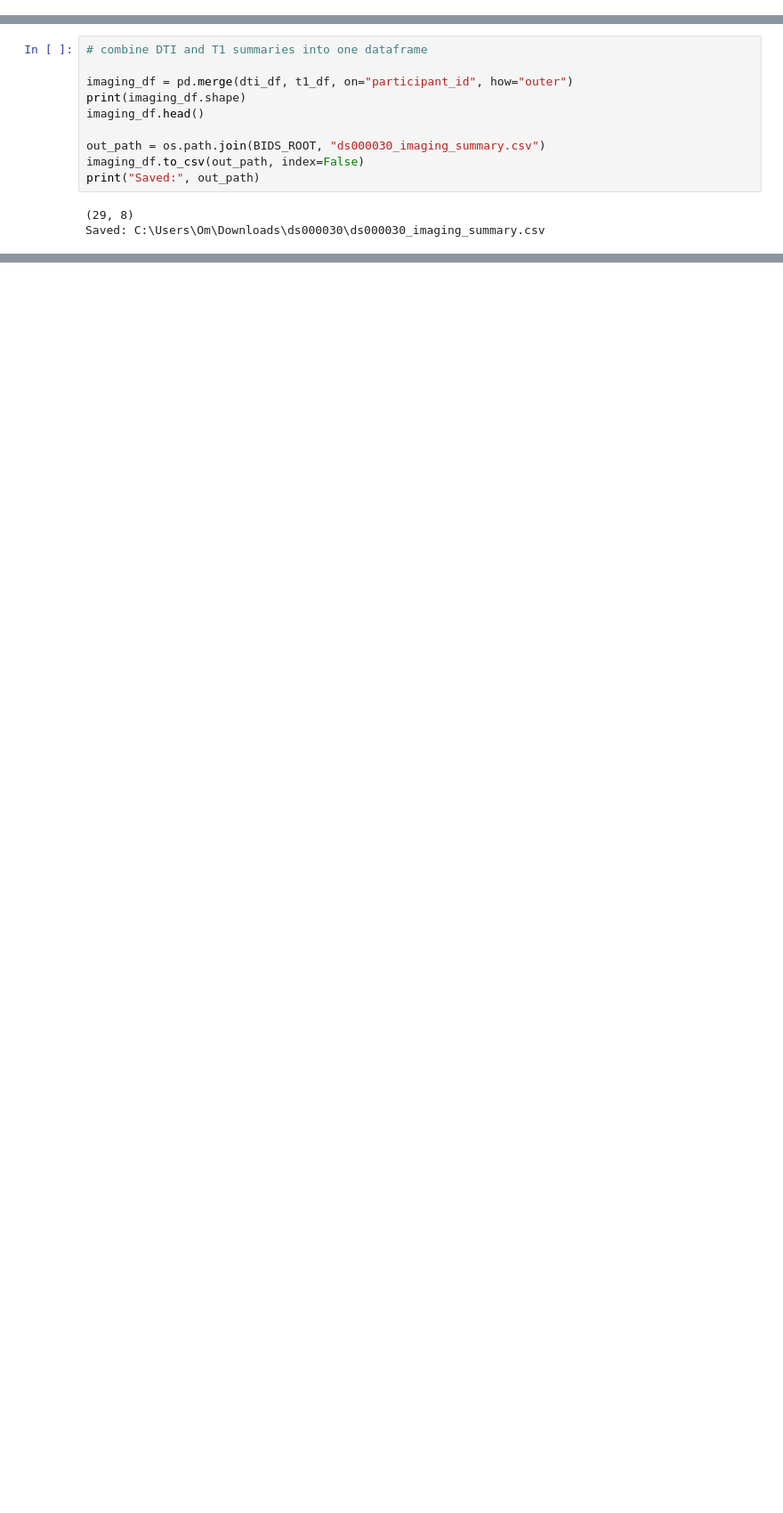
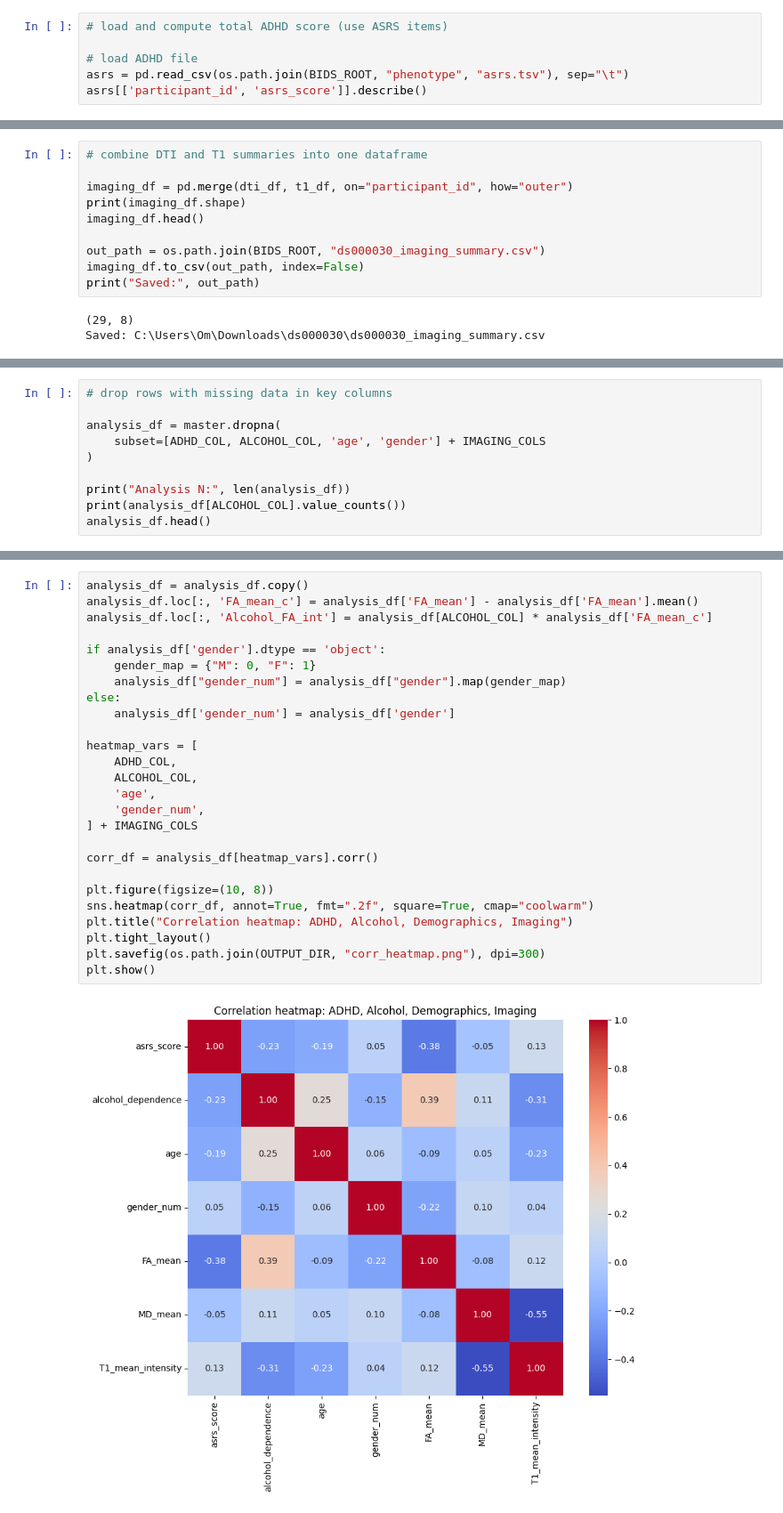
Before and after one commit to ompatel33/NSCI290_Final, a Jupyter notebook: braindata.ipynb, the cells around one changed output, grey strips where cells are left out. Shown: that part at 89% size. Cells and saved outputs as stored; diff of their text form; blank space fills up the shorter version.

```diff
--- a/braindata.ipynb
+++ b/braindata.ipynb
@@ -95,0 +165,6 @@ Phenotype shape: (272, 12)
+# %%
+# load and compute total ADHD score (use ASRS items)
+
+# load ADHD file
+asrs = pd.read_csv(os.path.join(BIDS_ROOT, "phenotype", "asrs.tsv"), sep="\t")
+asrs[['participant_id', 'asrs_score']].describe()
@@ -339,0 +440,10 @@ master.head()
+# %%
+# drop rows with missing data in key columns
+
+analysis_df = master.dropna(
+    subset=[ADHD_COL, ALCOHOL_COL, 'age', 'gender'] + IMAGING_COLS
+)
+
+print("Analysis N:", len(analysis_df))
+print(analysis_df[ALCOHOL_COL].value_counts())
+analysis_df.head()
@@ -339,0 +475,28 @@ master.head()
+# %%
+analysis_df = analysis_df.copy()
+analysis_df.loc[:, 'FA_mean_c'] = analysis_df['FA_mean'] - analysis_df['FA_mean'].mean()
+analysis_df.loc[:, 'Alcohol_FA_int'] = analysis_df[ALCOHOL_COL] * analysis_df['FA_mean_c']
+
+if analysis_df['gender'].dtype == 'object':
+    gender_map = {"M": 0, "F": 1}
+    analysis_df["gender_num"] = analysis_df["gender"].map(gender_map)
+else:
+    analysis_df['gender_num'] = analysis_df['gender']
+
+heatmap_vars = [
+    ADHD_COL,
+    ALCOHOL_COL,
+    'age',
+    'gender_num',
+] + IMAGING_COLS
+
+corr_df = analysis_df[heatmap_vars].corr()
+
+plt.figure(figsize=(10, 8))
+sns.heatmap(corr_df, annot=True, fmt=".2f", square=True, cmap="coolwarm")
+plt.title("Correlation heatmap: ADHD, Alcohol, Demographics, Imaging")
+plt.tight_layout()
+plt.savefig(os.path.join(OUTPUT_DIR, "corr_heatmap.png"), dpi=300)
+plt.show()
+# %% [output]
+[figure, added]
```
Also changed, not shown: parts of 45 cells of this notebook.
